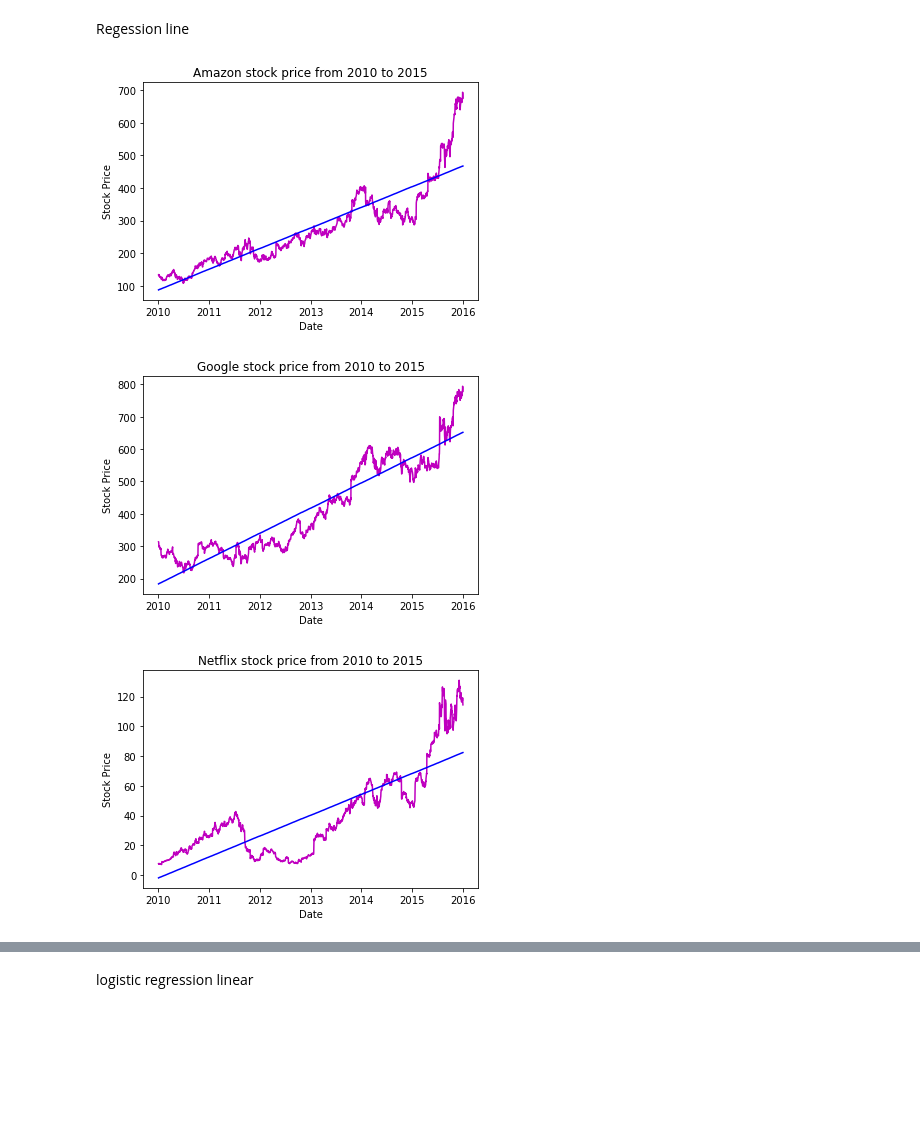
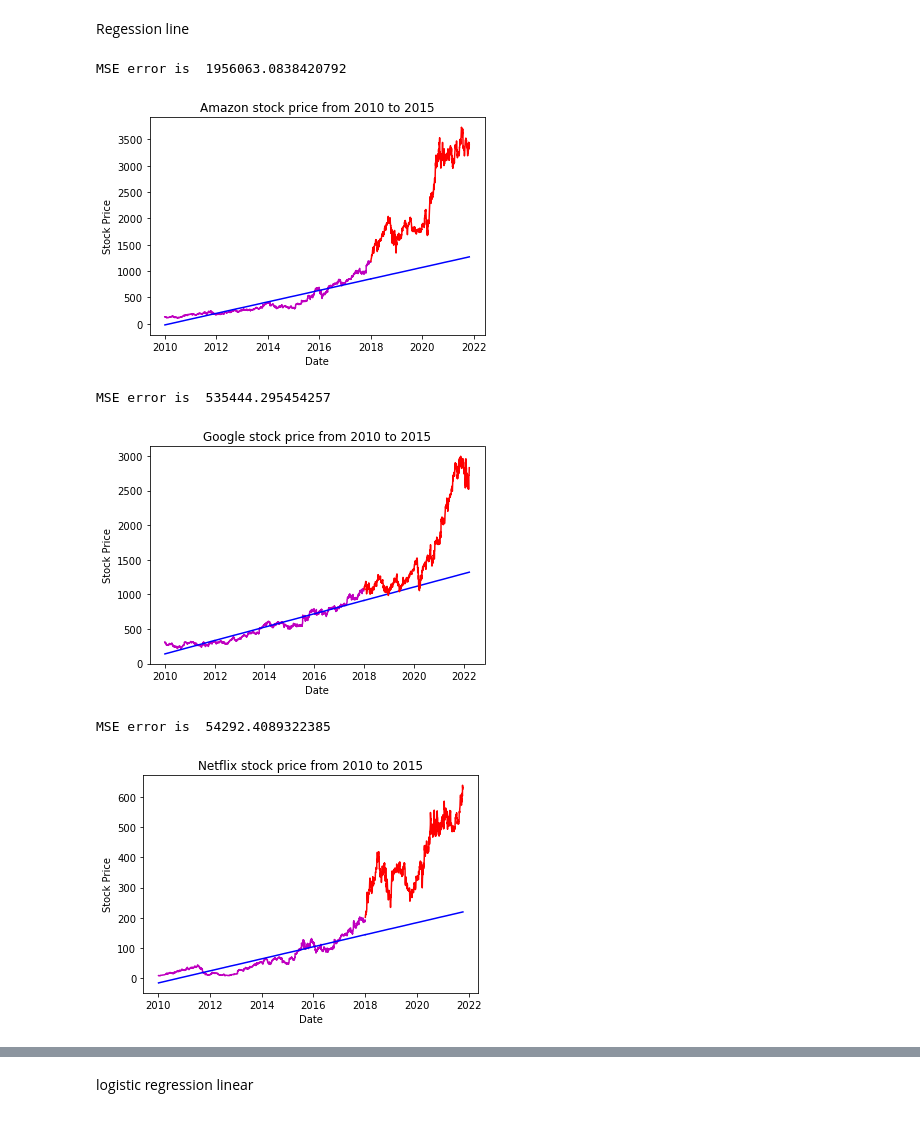
Before and after one commit to Yoomin99/LIGN167_Stock, a Jupyter notebook: LIGN167_Stock.ipynb, the cells around one changed output, grey strips where cells are left out. Cells and saved outputs as stored; diff of their text form; code cells hidden in the pictures; blank space fills up the shorter version.

```diff
--- a/LIGN167_Stock.ipynb
+++ b/LIGN167_Stock.ipynb
@@ -26,9 +26,9 @@ Data Frame
 # %%
 Amazon = pd.read_csv("DataFile/Amazon.csv")
 Amazon['Date'] = pd.to_datetime(Amazon['Date'])
-Amazon_2010_2015 = Amazon[~(Amazon['Date'] > '2015-12-31')]
-Amazon_2010_2015 = Amazon_2010_2015[~(Amazon_2010_2015['Date'] < '2010-1-1')].reset_index(drop = True)
-Amazon_2010_2015
+Amazon_2010_2017 = Amazon[~(Amazon['Date'] > '2017-12-31')]
+Amazon_2010_2017 = Amazon_2010_2017[~(Amazon_2010_2017['Date'] < '2010-1-1')].reset_index(drop = True)
+Amazon_2010_2017
 # %% [output]
 |  | Date | Open | High | Low | Close | Adj Close | Volume |
 | 0 | 2010-01-04 | 136.250000 | 136.610001 | 133.139999 | 133.899994 | 133.899994 | 7599900 |
@@ -45,0 +46,3 @@ Amazon_2010_2015
+# %%
+Amazon_2017_2021 = Amazon[~(Amazon['Date'] < '2017-12-31')].reset_index(drop = True)
+Amazon_2017_2021
@@ -108,22 +227,32 @@ def regressionLine(y):
     b = avgY - slope*avgX
     return (b, slope)
 # %%
-def plotRegressionLine(df , company, b):
+def plotRegressionLine(trainDf , testDf , company, b):
     # plotting the actual points as scatter plot
-    y = df["Close"]
-    date = df["Date"]
+    testX = []
+    trainX = []
 
-    x = []
-    for i in range(1, np.size(y) + 1):
-        x.append(i)
-    x = np.array(x)
-    plt.plot(date, y, color = "m")
+    for i in range(1, np.size(trainDf["Date"]) + 1):
+        trainX.append(i)
+    trainX = np.array(trainX)
+
+
+    plt.plot(trainDf["Date"], trainDf["Close"], color = "m")
 
     # predicted stock price
-    y_pred = b[0] + b[1]*x
+    y_pred = b[0] + b[1]*trainX
 
     # plotting the regression line
-    plt.plot(date, y_pred, color = "b")
+    plt.plot(trainDf["Date"], y_pred, color = "b")
+
+    for i in range(1, np.size(testDf["Date"]) + 1):
+        testX.append(np.size(trainDf["Date"]) + i)
+    testX = np.array(testX)
+    y_pred = b[0] + b[1]*testX
+    MSE = np.square(np.subtract(testDf["Close"],y_pred)).mean()
+    print("MSE error is ", MSE)
+    plt.plot(testDf["Date"], y_pred, color = "b")
+    plt.plot(testDf["Date"], testDf["Close"], color = "r")
 
     # putting labels
     plt.xlabel('Date')
@@ -132,17 +261,20 @@ def plotRegressionLine(df , company, b):
     # function to show plot
     plt.show()
 # %%
-Amazonb = (regressionLine(Amazon_2010_2015["Close"]))
-plotRegressionLine(Amazon_2010_2015,"Amazon", Amazonb)
+Amazonb = (regressionLine(Amazon_2010_2017["Close"]))
+plotRegressionLine(Amazon_2010_2017 , Amazon_2017_2021,"Amazon", Amazonb)
 # %% [output]
+MSE error is  1956063.0838420792
-[figure, old version]
+[figure, new version]
 # %%
-Googleb = (regressionLine(Google_2010_2015["Close"]))
-plotRegressionLine(Google_2010_2015,"Google", Googleb)
+Googleb = (regressionLine(Google_2010_2017["Close"]))
+plotRegressionLine(Google_2010_2017,Google_2017_2022 ,"Google", Googleb)
 # %% [output]
+MSE error is  535444.295454257
-[figure, old version]
+[figure, new version]
 # %%
-Netflixb = (regressionLine(Netflix_2010_2015["Close"]))
-plotRegressionLine(Netflix_2010_2015,"Netflix", Netflixb)
+Netflixb = (regressionLine(Netflix_2010_2017["Close"]))
+plotRegressionLine(Netflix_2010_2017,Netflix_2017_2021 , "Netflix", Netflixb)
 # %% [output]
+MSE error is  54292.4089322385
-[figure, old version]
+[figure, new version]
```
Also changed, not shown: parts of 22 cells of this notebook.
